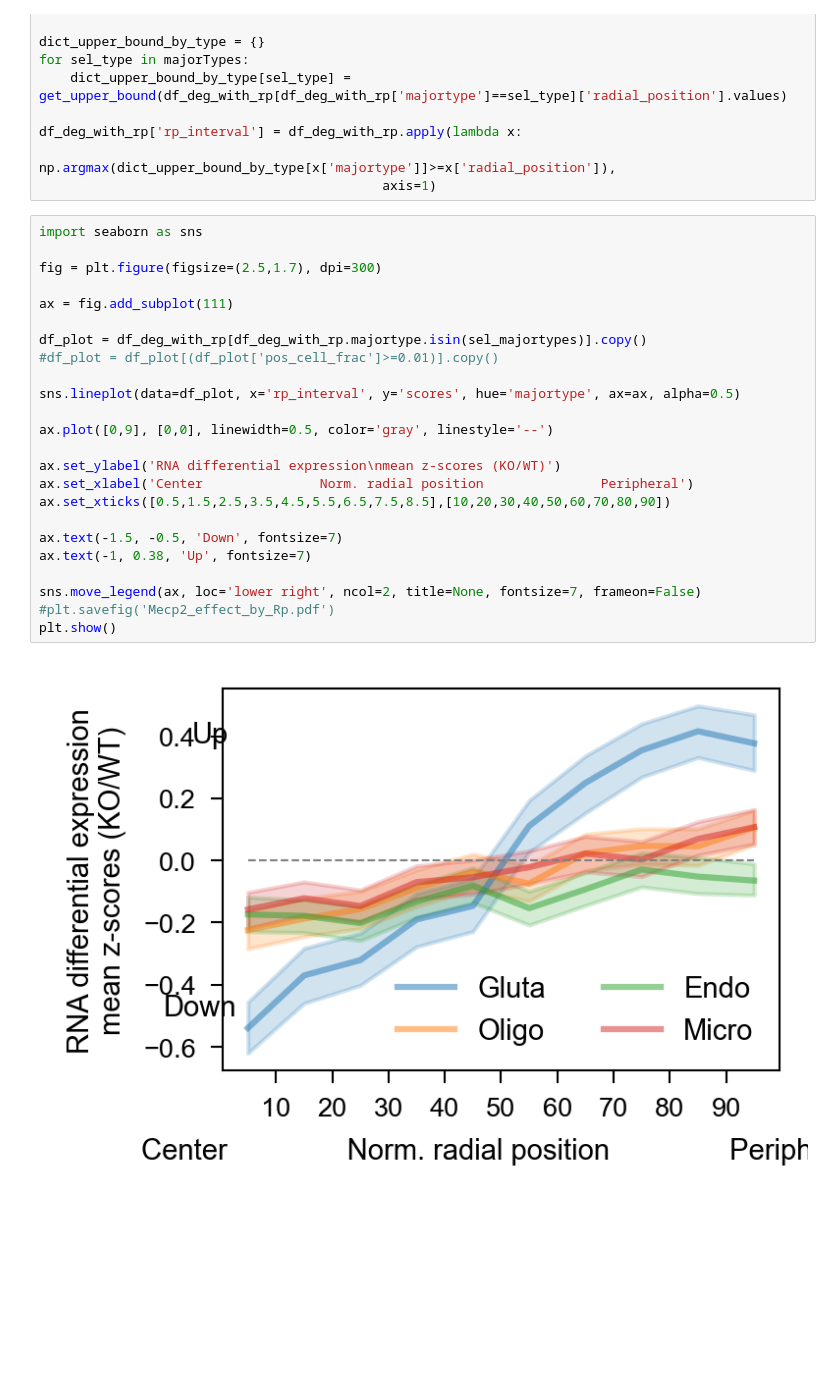
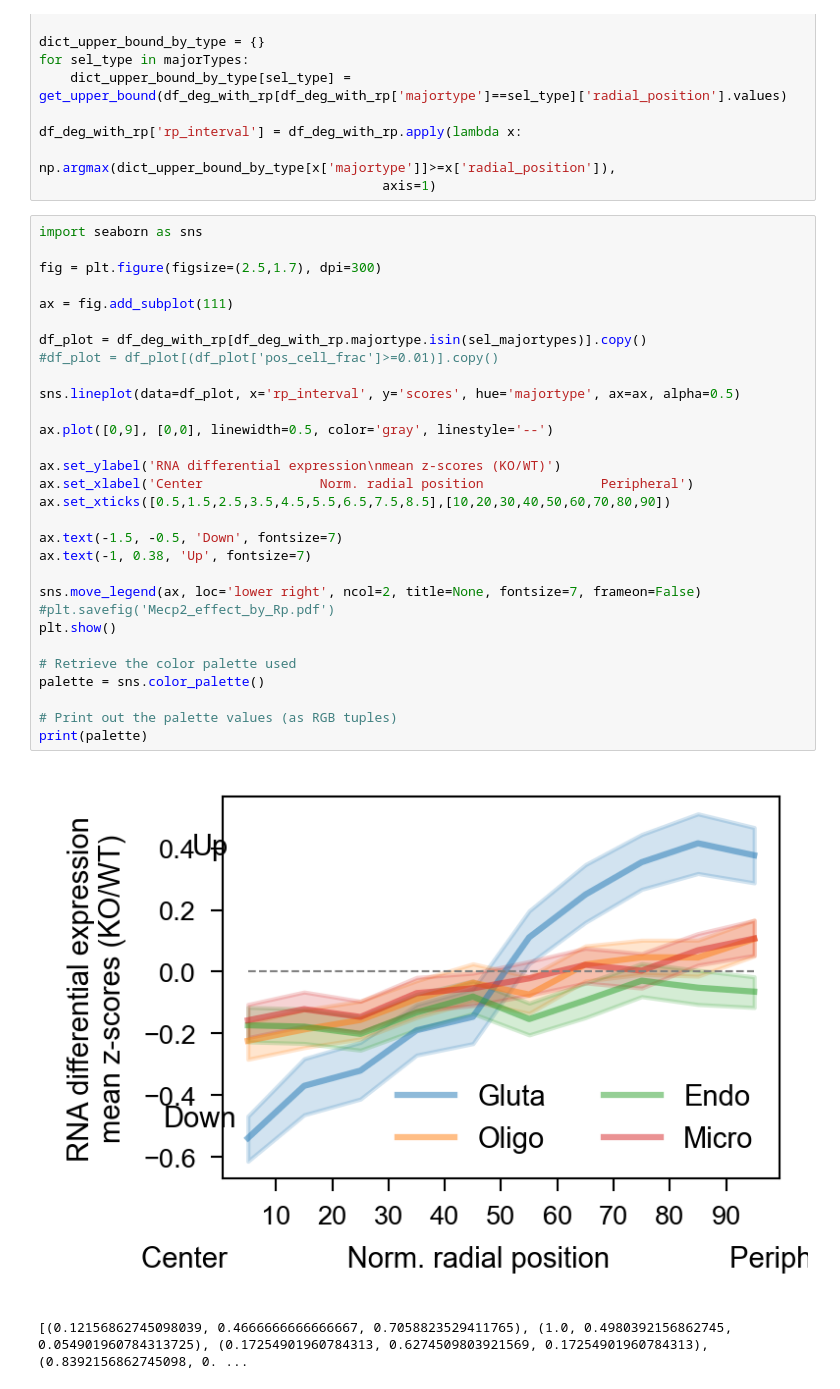
Before and after one commit to ZhuangLab/Chromatin_Analysis_MOp, a Jupyter notebook: Mecp2/External_RNAseq_dataset_analysis/Step4_MeCP2_effect_by_radial_position_scRNA.ipynb, the cells around one changed output. Saved outputs shown, nothing was run; the diff lists cells and outputs as text; blank space fills up the shorter version.

```diff
--- a/Mecp2/External_RNAseq_dataset_analysis/Step4_MeCP2_effect_by_radial_position_scRNA.ipynb
+++ b/Mecp2/External_RNAseq_dataset_analysis/Step4_MeCP2_effect_by_radial_position_scRNA.ipynb
@@ -131,26 +131,33 @@ df_deg_with_rp['rp_interval'] = df_deg_with_rp.apply(lambda x:
 # %%
 import seaborn as sns
 
 fig = plt.figure(figsize=(2.5,1.7), dpi=300)
 
 ax = fig.add_subplot(111)
 
 df_plot = df_deg_with_rp[df_deg_with_rp.majortype.isin(sel_majortypes)].copy()
 #df_plot = df_plot[(df_plot['pos_cell_frac']>=0.01)].copy()
 
 sns.lineplot(data=df_plot, x='rp_interval', y='scores', hue='majortype', ax=ax, alpha=0.5)
 
 ax.plot([0,9], [0,0], linewidth=0.5, color='gray', linestyle='--')
 
 ax.set_ylabel('RNA differential expression\nmean z-scores (KO/WT)')
 ax.set_xlabel('Center               Norm. radial position               Peripheral')
 ax.set_xticks([0.5,1.5,2.5,3.5,4.5,5.5,6.5,7.5,8.5],[10,20,30,40,50,60,70,80,90])
 
 ax.text(-1.5, -0.5, 'Down', fontsize=7)
 ax.text(-1, 0.38, 'Up', fontsize=7)
 
 sns.move_legend(ax, loc='lower right', ncol=2, title=None, fontsize=7, frameon=False)
 #plt.savefig('Mecp2_effect_by_Rp.pdf')
 plt.show()
+
+# Retrieve the color palette used
+palette = sns.color_palette()
+
+# Print out the palette values (as RGB tuples)
+print(palette)
 # %% [output]
-[figure, old version]
+[figure, new version]
+[(0.12156862745098039, 0.4666666666666667, 0.7058823529411765), (1.0, 0.4980392156862745, 0.054901960784313725), (0.17254901960784313, 0.6274509803921569, 0.17254901960784313), (0.8392156862745098, 0. ...
```
Also changed, not shown: parts of 4 cells of this notebook, 1 other file.
